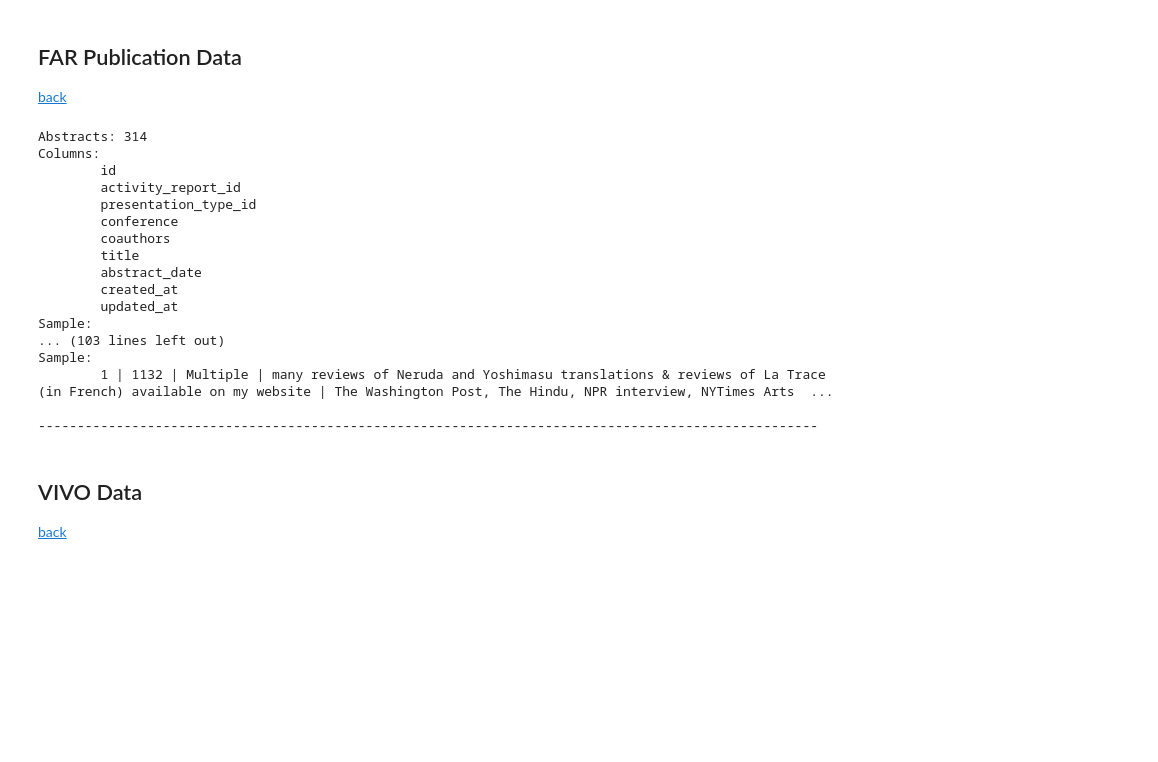
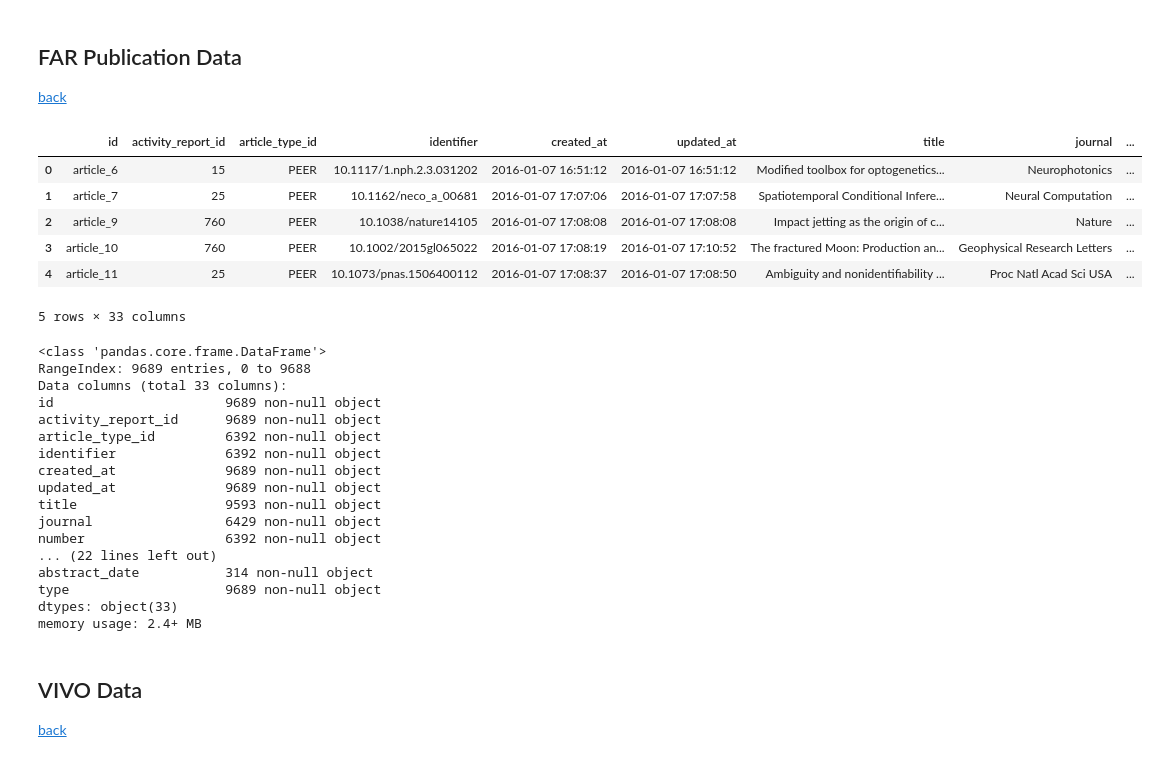
Before and after one commit to sdmccaul/rab-far_integration, a Jupyter notebook: citation_analysis.ipynb, the cells around one changed output. Cells and saved outputs as stored; diff of their text form; code cells hidden in the pictures; blank space fills up the shorter version.

```diff
--- a/citation_analysis.ipynb
+++ b/citation_analysis.ipynb
@@ -82,6 +80,0 @@ df_chaps_far = pd.DataFrame(fin_far_chapters, columns=far_chapters_header)
-# %%
-with open('data/far/critical_reviews.csv') as f:
-    rdr = csv.reader(f, escapechar='\\')
-    far_revs_header = next(rdr)
-    fin_far_revs = [ r for r in rdr ]
-df_revs_far = pd.DataFrame(fin_far_revs, columns=far_revs_header)
@@ -106,30 +81,46 @@ df_abst_far = pd.DataFrame(fin_far_abst, columns=far_abst_header)
-# %%
-far_dfs = [ df_abst_far, df_articles_far, df_books_far, df_chaps_far,
-           df_papers_far, df_patents_far, df_revs_far]
-far_types = ['Abstracts', 'Articles', 'Books', 'Chapters', 'Papers', 'Patents', 'Reviews' ]
-for e, df in enumerate(far_dfs):
-    print("{}: {}".format(far_types[e], df.shape[0]))
-    print("Columns:\n\t{}".format('\n\t'.join(df.columns)))
-    print("Sample:\n\t{}".format(' | '.join(df.iloc[0].values)))
-    print("\n" + '-'*100 + '\n')
-# %% [output]
-Abstracts: 314
-Columns:
-        id
-        activity_report_id
-        presentation_type_id
-        conference
-        coauthors
-        title
-        abstract_date
-        created_at
-        updated_at
-Sample:
-... (103 lines left out)
-Sample:
-        1 | 1132 | Multiple | many reviews of Neruda and Yoshimasu translations & reviews of La Trace (in French) available on my website | The Washington Post, The Hindu, NPR interview, NYTimes Arts  ...
-
-----------------------------------------------------------------------------------------------------
+# %%
+far_files = [ ('article', 'articles.csv'), ('book', 'books.csv'),
+             ('chapter', 'chapters.csv'), ('review', 'critical_reviews.csv'),
+             ('paper', 'papers.csv'), ('patent', 'patents.csv'),
+             ('abstract', 'ph_abstracts.csv') ]
+dtypes = [ f[0] for f in far_files ]
+
+df_cites_far = pd.concat(
+    [ make_far_df(*f) for f in far_files ], axis=0, ignore_index=True,sort=False)
+melted = pd.melt(df_cites_far, id_vars=['id'], value_vars=dtypes,
+                var_name='drop_me', value_name='type')
+df_cites_far = df_cites_far.join(
+    melted.dropna().drop(columns='drop_me').set_index('id'), on='id')
+df_cites_far.drop(columns=dtypes, inplace=True)
+df_cites_far.head()
+# %% [output]
+|  | id | activity_report_id | article_type_id | identifier | created_at | updated_at | title | journal | ... |
+| 0 | article_6 | 15 | PEER | 10.1117/1.nph.2.3.031202 | 2016-01-07 16:51:12 | 2016-01-07 16:51:12 | Modified toolbox for optogenetics... | Neurophotonics | ... |
+| 1 | article_7 | 25 | PEER | 10.1162/neco_a_00681 | 2016-01-07 17:07:06 | 2016-01-07 17:07:58 | Spatiotemporal Conditional Infere... | Neural Computation | ... |
+| 2 | article_9 | 760 | PEER | 10.1038/nature14105 | 2016-01-07 17:08:08 | 2016-01-07 17:08:08 | Impact jetting as the origin of c... | Nature | ... |
+| 3 | article_10 | 760 | PEER | 10.1002/2015gl065022 | 2016-01-07 17:08:19 | 2016-01-07 17:10:52 | The fractured Moon: Production an... | Geophysical Research Letters | ... |
+| 4 | article_11 | 25 | PEER | 10.1073/pnas.1506400112 | 2016-01-07 17:08:37 | 2016-01-07 17:08:50 | Ambiguity and nonidentifiability ... | Proc Natl Acad Sci USA | ... |
+5 rows × 33 columns
+# %%
+df_cites_far.info()
+# %% [output]
+<class 'pandas.core.frame.DataFrame'>
+RangeIndex: 9689 entries, 0 to 9688
+Data columns (total 33 columns):
+id                      9689 non-null object
+activity_report_id      9689 non-null object
+article_type_id         6392 non-null object
+identifier              6392 non-null object
+created_at              9689 non-null object
+updated_at              9689 non-null object
+title                   9593 non-null object
+journal                 6429 non-null object
+number                  6392 non-null object
+... (22 lines left out)
+abstract_date           314 non-null object
+type                    9689 non-null object
+dtypes: object(33)
+memory usage: 2.4+ MB
 # %% [markdown]
 ## VIVO Data
 [back](#Contents)
```
Also changed, not shown: parts of 14 cells of this notebook.
